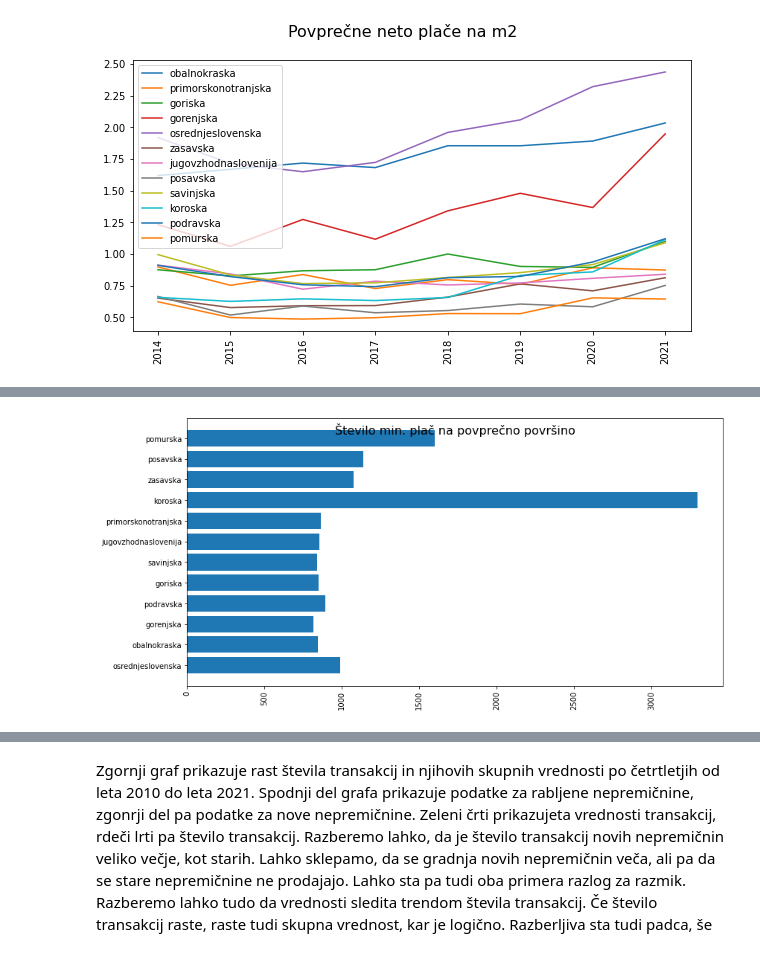
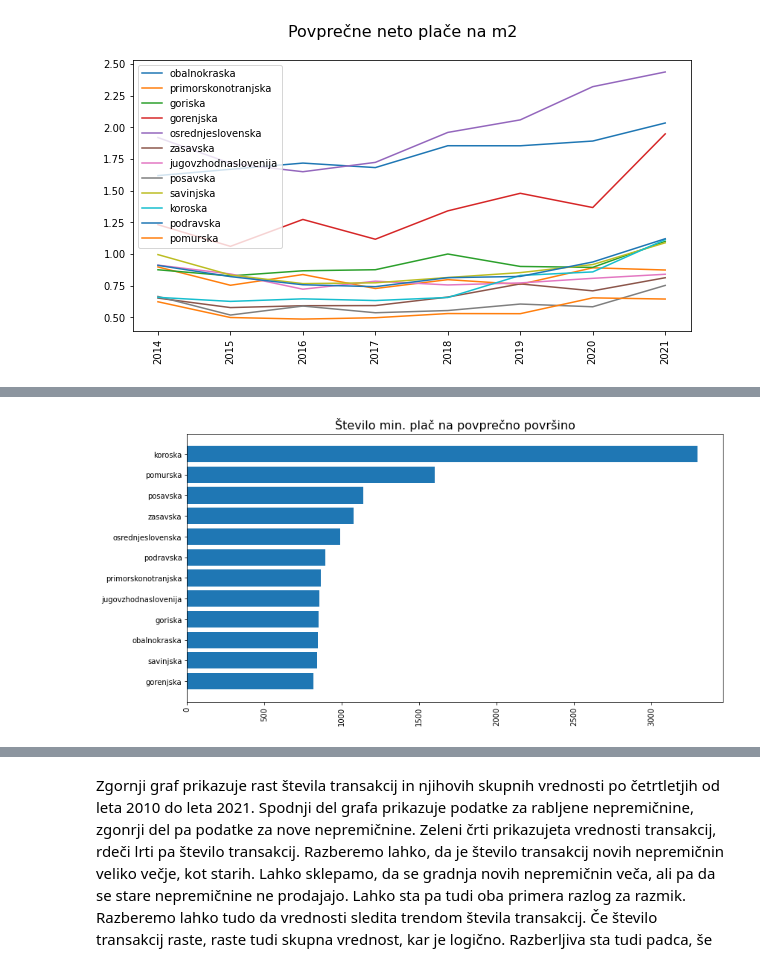
Before and after one commit to DocChinchillin/PR22RSMCLK, a Jupyter notebook: projektna.ipynb, the cells around one changed output, grey strips where cells are left out. Saved outputs shown, nothing was run; the diff lists cells and outputs as text; code cells hidden in the pictures.

```diff
--- a/projektna.ipynb
+++ b/projektna.ipynb
@@ -565,7 +537,7 @@ seznamMin = {}
 fig = plt.figure(figsize=(10,5))
 fig.suptitle('Minimalne plače na m2' , fontsize=16)
 fig.patch.set_facecolor('white')
-for key in regijeSeznam:
+for key in regije.keys():
     letaMin, faktor = grafRegijePoMinPlacah(key)
     seznamMin[key]=faktor
 plt.legend()
@@ -583,7 +555,7 @@ seznamNeto = {}
 fig = plt.figure(figsize=(10,5))
 fig.suptitle('Povprečne neto plače na m2' , fontsize=16)
 fig.patch.set_facecolor('white')
-for key in regijeSeznam:
+for key in regije.keys():
     letaNeto,faktor = grafRegijePoPovpNetoPlacah(key)
     seznamNeto[key]=faktor
 plt.legend()
@@ -597,7 +566,6 @@ plt.show()
 # %%
-regijskiMeter[2007]["osrednjeslovenska"][:]
 povrsineRegija = {}
-for regija in regijeSeznam:
+for regija in regije.keys():
     povrsineRegija[regija] = []
 for leto in regijskiMeter.keys():
     for regija in regijskiMeter[leto].keys():
@@ -608,7 +576,8 @@ for leto in regijskiMeter.keys():
 
 #Povprecne povrsine po regijah
 avgPovrsinaPoRegijah = {}
-for key in povrsineRegija.keys():
-    avgPovrsinaPoRegijah[key]=sum(povrsineRegija[key])/len(povrsineRegija[key])
-    print(key," ",sum(povrsineRegija[key])/len(povrsineRegija[key]))
+for reg in povrsineRegija.keys():
+    avgPovrsinaPoRegijah[reg]=sum(povrsineRegija[reg])/len(povrsineRegija[reg])
+    #print(key," ",sum(povrsineRegija[key])/len(povrsineRegija[key]))
+    print(f"{reg.ljust(20)} {round(avgPovrsinaPoRegijah[reg],4)}")
 # %% [output]
@@ -628,31 +597,30 @@ pomurska   1251.0454071419767
 def kolikoPlacPovprecno(povrsine,placNaM,naslov):
     fig = plt.figure(figsize=(10,5))
     ax = fig.add_axes([0,0,1,1])
-    if naslov:
-        fig.suptitle('Število min. plač na povprečno površino' , fontsize=16)
-    else:
-        fig.suptitle('Število povprečne neto plače na povprečno površino' , fontsize=16)
+
+    ax.set_title(naslov , fontsize=16)
+
     fig.patch.set_facecolor('white')
 
-    regije=[]
-    faktor = []
+    faktorPoRegiji = {}
+
     pomPNM={}
-    for key, value in placNaM.items():
+    for key, _ in placNaM.items():
         pomPNM[key] = sum(placNaM[key])/len(placNaM[key])
+
     pomPNM = dict(sorted(pomPNM.items(), key=lambda item: item[1], reverse= True))
 
     for key in pomPNM.keys():
-        regije.append(key)
-        faktor.append(float(povrsine[key])/pomPNM[key]);
+        faktorPoRegiji[key] = float(povrsine[key])/pomPNM[key]
 
-    #print(regije)
-    #print(faktor)
 
-    ax.barh(regije,faktor)
+    faktorPoRegiji = dict(sorted(faktorPoRegiji.items(), key=lambda item: item[1], reverse= False))
+
+    ax.barh(list(faktorPoRegiji.keys()),list(faktorPoRegiji.values()))
 
     plt.xticks(rotation=90)
     plt.show()
 # %%
-kolikoPlacPovprecno(avgPovrsinaPoRegijah,seznamMin,True)
+kolikoPlacPovprecno(avgPovrsinaPoRegijah,seznamMin,"Število min. plač na povprečno površino")
 # %% [output]
-[figure, old version]
+[figure, new version]
```
Also changed, not shown: parts of 13 cells of this notebook.
